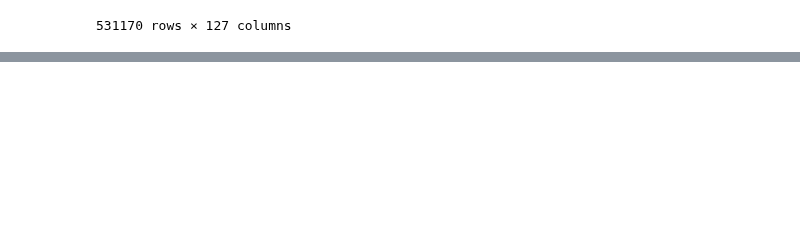
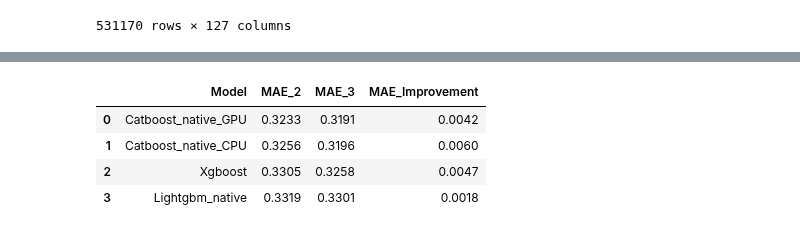
Before and after one commit to teodor-georgiev/Online-Retailer-Analysis-2014, a Jupyter notebook: 4. Encoding.ipynb, the cells around one changed output, grey strips where cells are left out. Cells and saved outputs as stored; diff of their text form; code cells hidden in the pictures; blank space fills up the shorter version.

```diff
--- a/4. Encoding.ipynb
+++ b/4. Encoding.ipynb
@@ -321,5 +305,5 @@ df
 # %%
-catboost_params = {'iterations': 150, 'learning_rate': 0.1, 'depth': 10, 'loss_function': 'Logloss', 'random_seed': 42}
-catboost_model, catboost_Y_pred, catboost_mae, catboost_Y_pred_proba = Model.catboost(df_train,df_test,catboost_params,1,cat_cols)
-print("Catboost MAE on test set:", catboost_mae)
+catboost_params_cpu = {'iterations': 150, 'learning_rate': 0.1, 'depth': 10, 'loss_function': 'Logloss', 'random_seed': 42}
+catboost_model_cpu, catboost_Y_pred_cpu, catboost_mae_cpu, catboost_Y_pred_proba_cpu = Model.catboost(df_train,df_test,catboost_params_cpu,1,cat_cols)
+print("Catboost_CPU MAE on test set:", catboost_mae_cpu)
 # %% [output]
@@ -344,0 +311,4 @@ Catboost MAE on test set: 0.3245
+# %%
+catboost_params_gpu = {'iterations': 225, 'learning_rate': 0.1, 'depth': 10, 'loss_function': 'Logloss', 'random_seed': 42,"task_type":"GPU"}
+catboost_model_gpu, catboost_Y_pred_gpu, catboost_mae_gpu, catboost_Y_pred_proba_gpu = Model.catboost(df_train,df_test,catboost_params_gpu,1,cat_cols)
+print("Catboost_GPU MAE on test set:", catboost_mae_gpu)
@@ -392,0 +378,4 @@ Model.get_feature_importance(xgb_model,df_train_encoded)[:10]
+# %%
+lightgbm_params = { "learning_rate":0.15, "n_estimators":150, "objective":"binary","random_state":42, "colsample_bytree" : 0.8}
+lightgbm_model, lightgbm_Y_pred, lightgbm_mae, lightgbm_Y_pred_prob = Model.lightgmb(df_train, df_test, lightgbm_params, 0,cat_cols)
+print("Lightgbm MAE on test set:", lightgbm_mae)
@@ -392,0 +384,8 @@ Model.get_feature_importance(xgb_model,df_train_encoded)[:10]
+# %%
+mae_dict_1 = {"Catboost_native_CPU":catboost_mae_cpu,"Catboost_native_GPU":catboost_mae_gpu,"Xgboost":xgb_mae,"Lightgbm_native":lightgbm_mae}
+model_results_1 = pd.DataFrame(mae_dict_1,index=["MAE_3"]).round(4)
+model_results_1.sort_values(by="MAE_3",ascending=True,inplace=True,axis=1)
+model_results_1 = model_results_1.transpose()
+model_results_1.index.set_names(["Model"],inplace=True)
+model_results_1.reset_index(inplace=True)
+model_results_1
@@ -393,2 +398,14 @@ Model.get_feature_importance(xgb_model,df_train_encoded)[:10]
+# %%
+model_results_whole = pd.merge(model_results,model_results_1,on="Model",how="left")
+model_results_whole["MAE_Improvement"] = model_results_whole["MAE_2"] - model_results_whole["MAE_3"]
+model_results_whole.drop(columns=["MAE_1"],inplace=True)
+model_results_whole = model_results_whole[["Model","MAE_2","MAE_3","MAE_Improvement"]]
+model_results_whole
+# %% [output]
+|  | Model | MAE_2 | MAE_3 | MAE_Improvement |
+| 0 | Catboost_native_GPU | 0.3233 | 0.3191 | 0.0042 |
+| 1 | Catboost_native_CPU | 0.3256 | 0.3196 | 0.0060 |
+| 2 | Xgboost | 0.3305 | 0.3258 | 0.0047 |
+| 3 | Lightgbm_native | 0.3319 | 0.3301 | 0.0018 |
 # %%
 # df to csv
```
Also changed, not shown: parts of 28 cells of this notebook.
